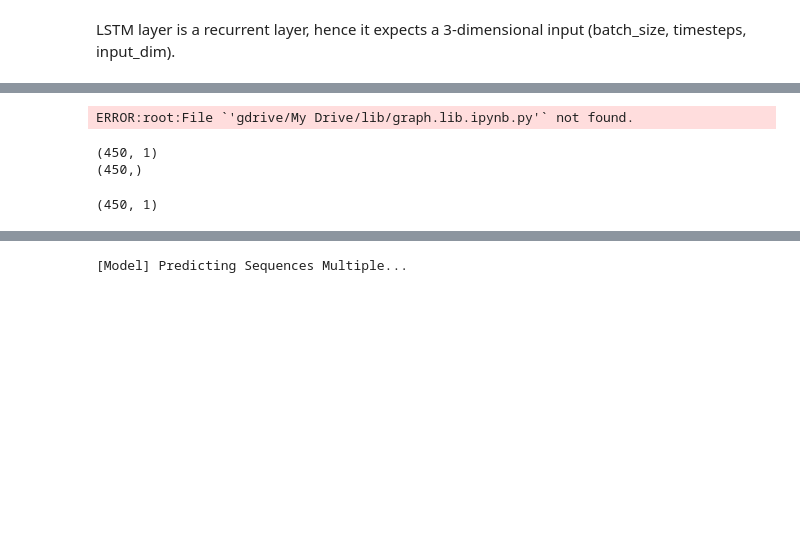
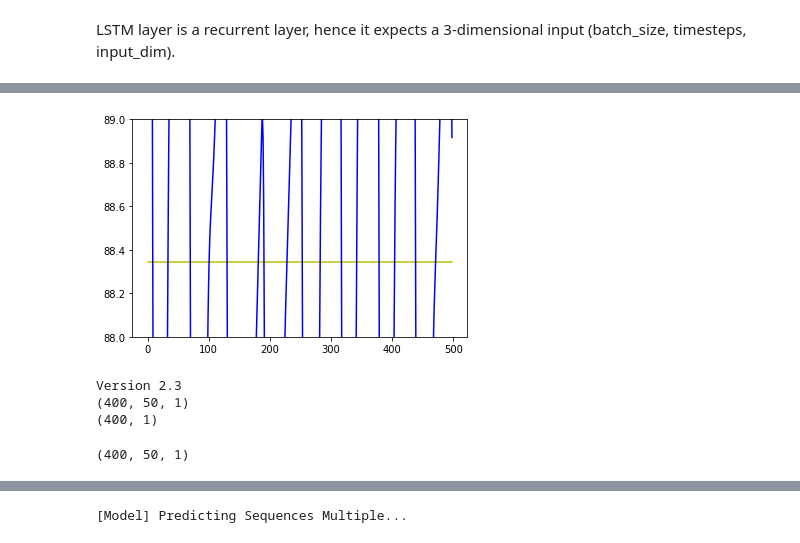
Before and after one commit to hossein20s/Average_Blood_Pressure_estimation, a Jupyter notebook: PPG2BloodPressure.ipynb, the cells around one changed output, grey strips where cells are left out. Drawn from its saved outputs; the diff is of its cells as text; code cells hidden in the pictures; blank space fills up the shorter version.

```diff
--- a/PPG2BloodPressure.ipynb
+++ b/PPG2BloodPressure.ipynb
@@ -197,7 +560,11 @@ Time taken: 0:00:45.951930
+# %%
+_ploty(predict_train[1:500,0], y[1:500,0], 88, 89)
+# %% [output]
+[figure, added]
 # %%
 %run gdrive/My\ Drive/lib/graph.lib.ipynb
 
-x_test, y_test = data.get_base_test_data(
+x_test, y_test = data.seq2seq_test_data(
     seq_len=configs['data']['sequence_length'],
     normalise=configs['data']['normalise']
 )
@@ -208,11 +575,11 @@ print(y_test.shape)
 #_plot(data.data_test[1:100,0], x_test[:,:,0])
 #_ploty(data.data_test[1:100,1], y_test[1:100,0])
 # %% [output]
-ERROR:root:File `'gdrive/My Drive/lib/graph.lib.ipynb.py'` not found.
+Version 2.3
+(400, 50, 1)
+(400, 1)
-(450, 1)
-(450,)
 # %%
-predict_test = model.model.predict(x_test)
-print(predict_test.shape)
+predict_test_y = model.model.predict(x_test)
+print(predict_test_y.shape)
 # %% [output]
-(450, 1)
+(400, 50, 1)
```
Also changed, not shown: parts of 18 cells of this notebook.
